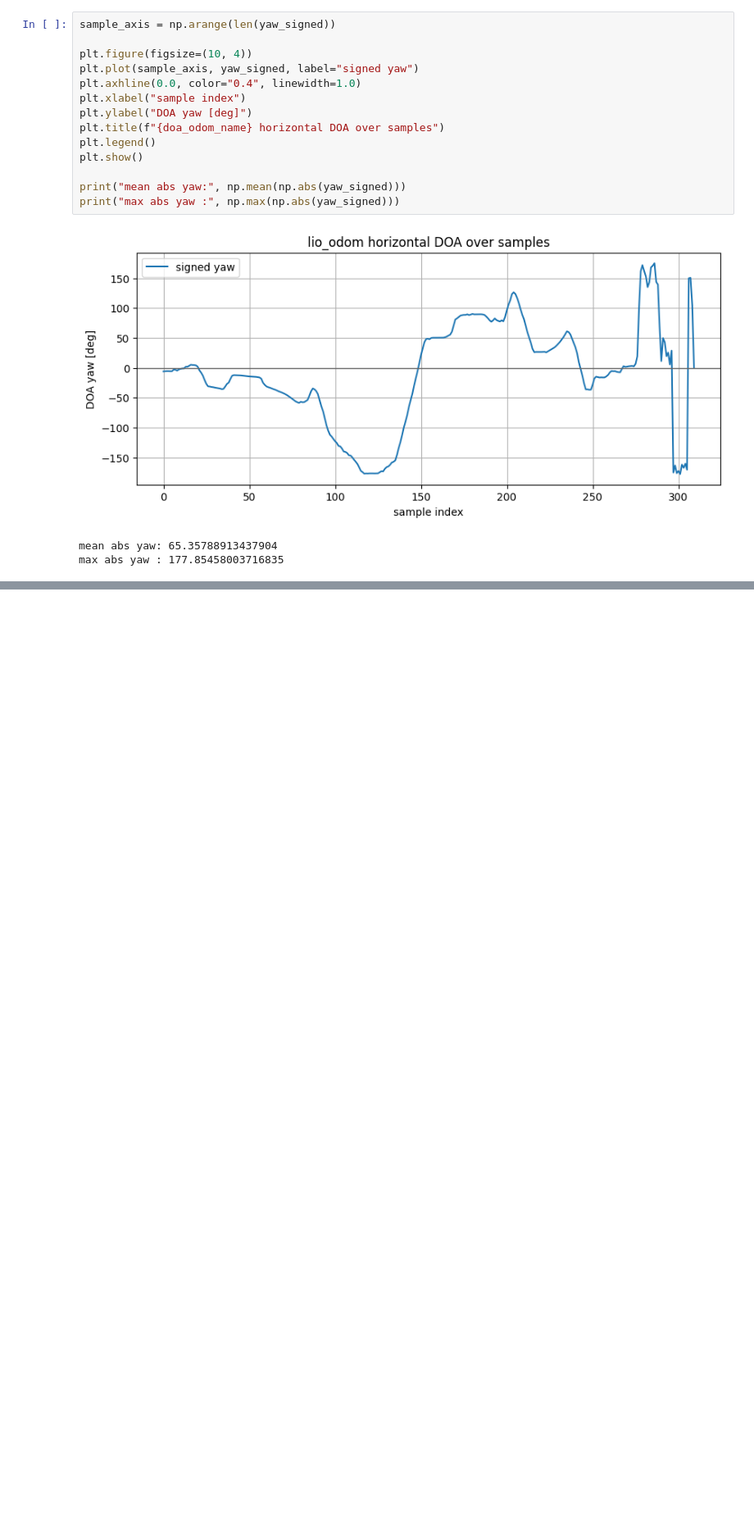
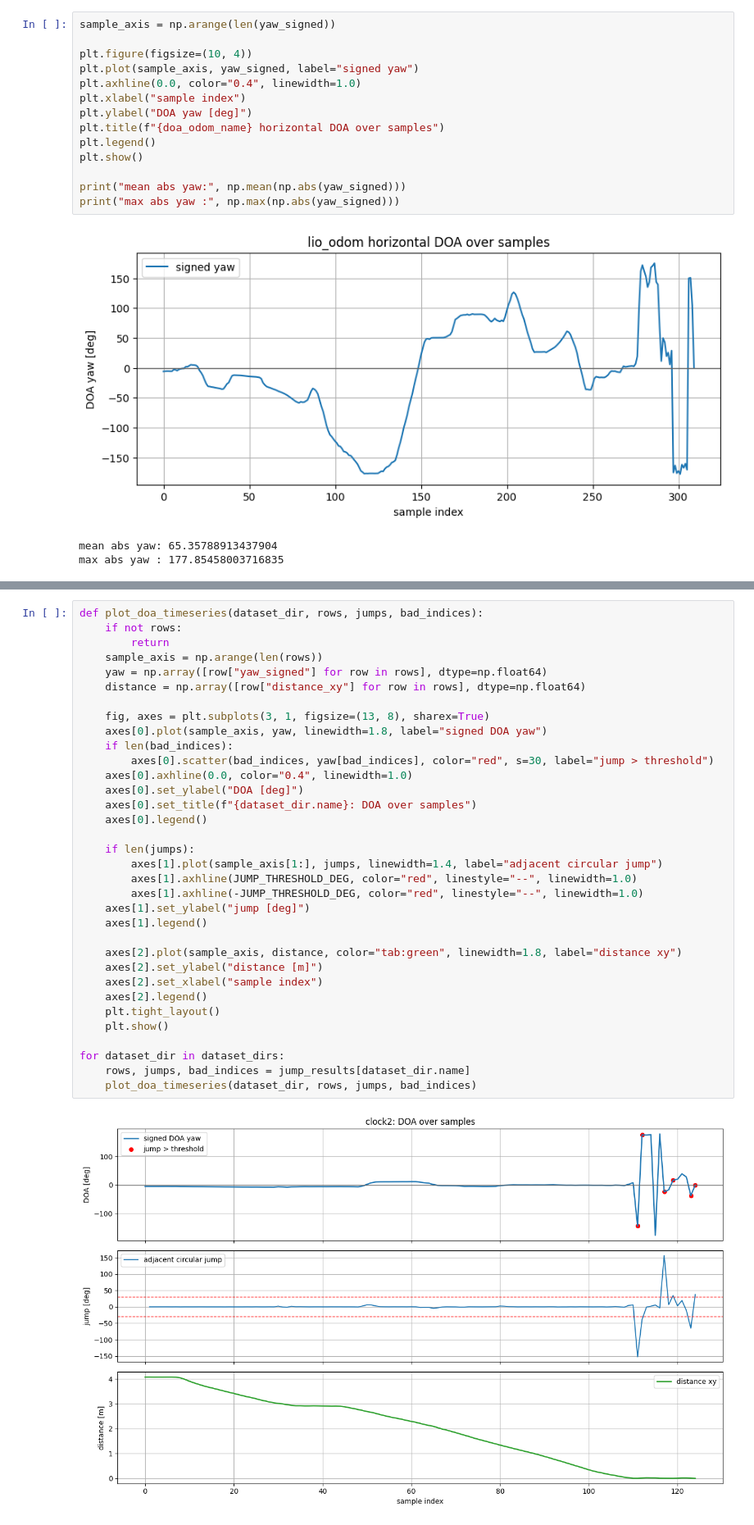
Before and after one commit to yizhuoyang/respeaker_ros, a Jupyter notebook: data_processing/inspect_processed_data.ipynb, the cells around one changed output, grey strips where cells are left out. Shown at 82% size. Cells and saved outputs as stored; diff of their text form; blank space fills up the shorter version.

```diff
--- a/data_processing/inspect_processed_data.ipynb
+++ b/data_processing/inspect_processed_data.ipynb
@@ -378,0 +465,36 @@ max abs yaw : 177.85458003716835
+# %%
+def plot_doa_timeseries(dataset_dir, rows, jumps, bad_indices):
+    if not rows:
+        return
+    sample_axis = np.arange(len(rows))
+    yaw = np.array([row["yaw_signed"] for row in rows], dtype=np.float64)
+    distance = np.array([row["distance_xy"] for row in rows], dtype=np.float64)
+
+    fig, axes = plt.subplots(3, 1, figsize=(13, 8), sharex=True)
+    axes[0].plot(sample_axis, yaw, linewidth=1.8, label="signed DOA yaw")
+    if len(bad_indices):
+        axes[0].scatter(bad_indices, yaw[bad_indices], color="red", s=30, label="jump > threshold")
+    axes[0].axhline(0.0, color="0.4", linewidth=1.0)
+    axes[0].set_ylabel("DOA [deg]")
+    axes[0].set_title(f"{dataset_dir.name}: DOA over samples")
+    axes[0].legend()
+
+    if len(jumps):
+        axes[1].plot(sample_axis[1:], jumps, linewidth=1.4, label="adjacent circular jump")
+        axes[1].axhline(JUMP_THRESHOLD_DEG, color="red", linestyle="--", linewidth=1.0)
+        axes[1].axhline(-JUMP_THRESHOLD_DEG, color="red", linestyle="--", linewidth=1.0)
+    axes[1].set_ylabel("jump [deg]")
+    axes[1].legend()
+
+    axes[2].plot(sample_axis, distance, color="tab:green", linewidth=1.8, label="distance xy")
+    axes[2].set_ylabel("distance [m]")
+    axes[2].set_xlabel("sample index")
+    axes[2].legend()
+    plt.tight_layout()
+    plt.show()
+
+for dataset_dir in dataset_dirs:
+    rows, jumps, bad_indices = jump_results[dataset_dir.name]
+    plot_doa_timeseries(dataset_dir, rows, jumps, bad_indices)
+# %% [output]
+[figure, added]
```
Also changed, not shown: parts of 7 cells of this notebook, 20 other files.
